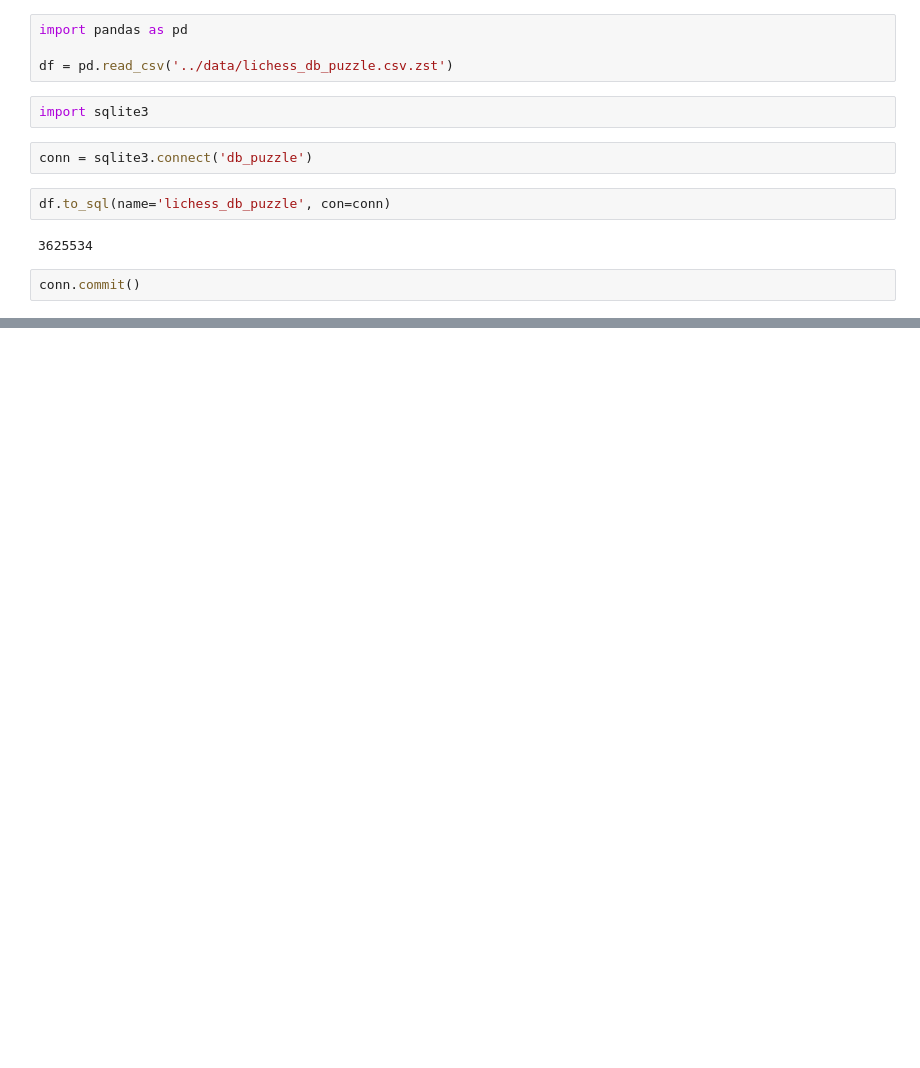
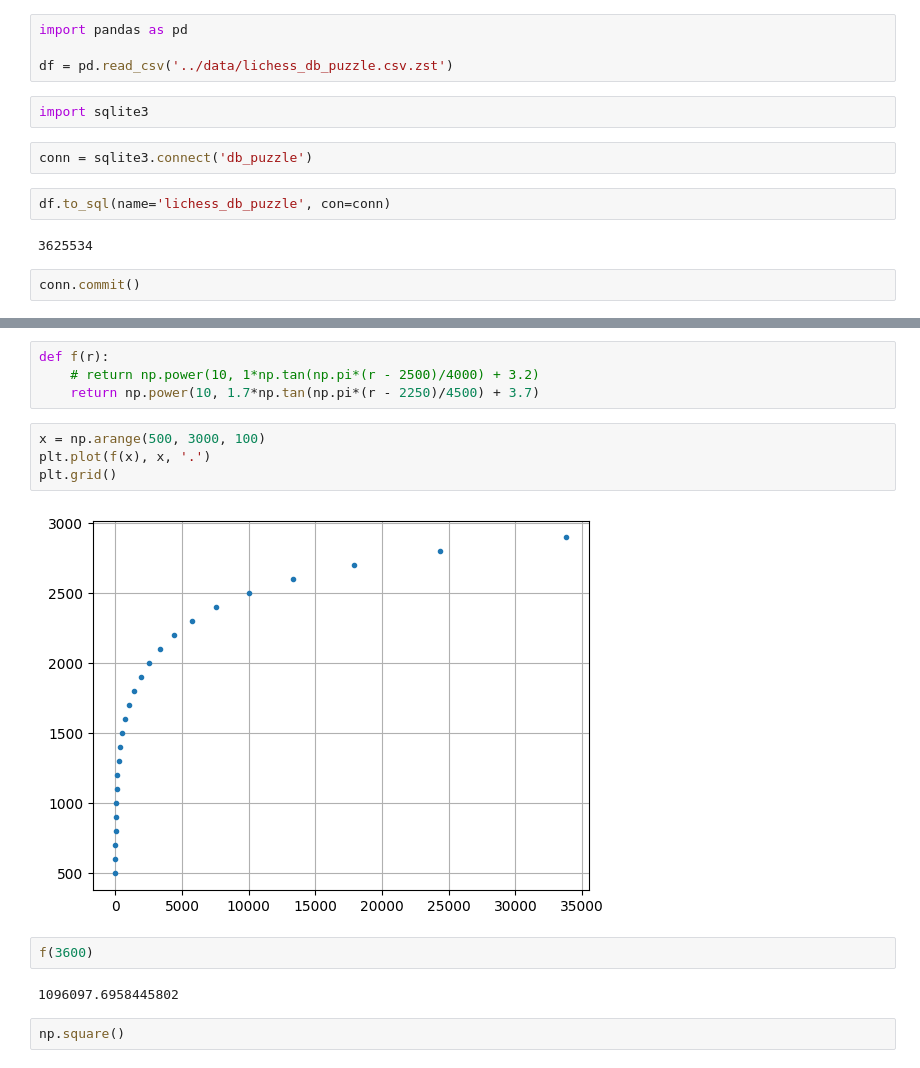
Before and after one commit to warpdynamicsltd/chesslab, a Jupyter notebook: notebooks/draft.ipynb, the cells around one changed output, grey strips where cells are left out. Saved outputs shown, nothing was run; the diff lists cells and outputs as text; blank space fills up the shorter version.

```diff
--- a/notebooks/draft.ipynb
+++ b/notebooks/draft.ipynb
@@ -370,0 +410,16 @@ conn.commit()
+# %%
+def f(r):
+    # return np.power(10, 1*np.tan(np.pi*(r - 2500)/4000) + 3.2)
+    return np.power(10, 1.7*np.tan(np.pi*(r - 2250)/4500) + 3.7)
+# %%
+x = np.arange(500, 3000, 100)
+plt.plot(f(x), x, '.')
+plt.grid()
+# %% [output]
+[figure, added]
+# %%
+f(3600)
+# %% [output]
+1096097.6958445802
+# %%
+np.square()
```
Also changed, not shown: parts of 5 cells of this notebook, 9 other files.
